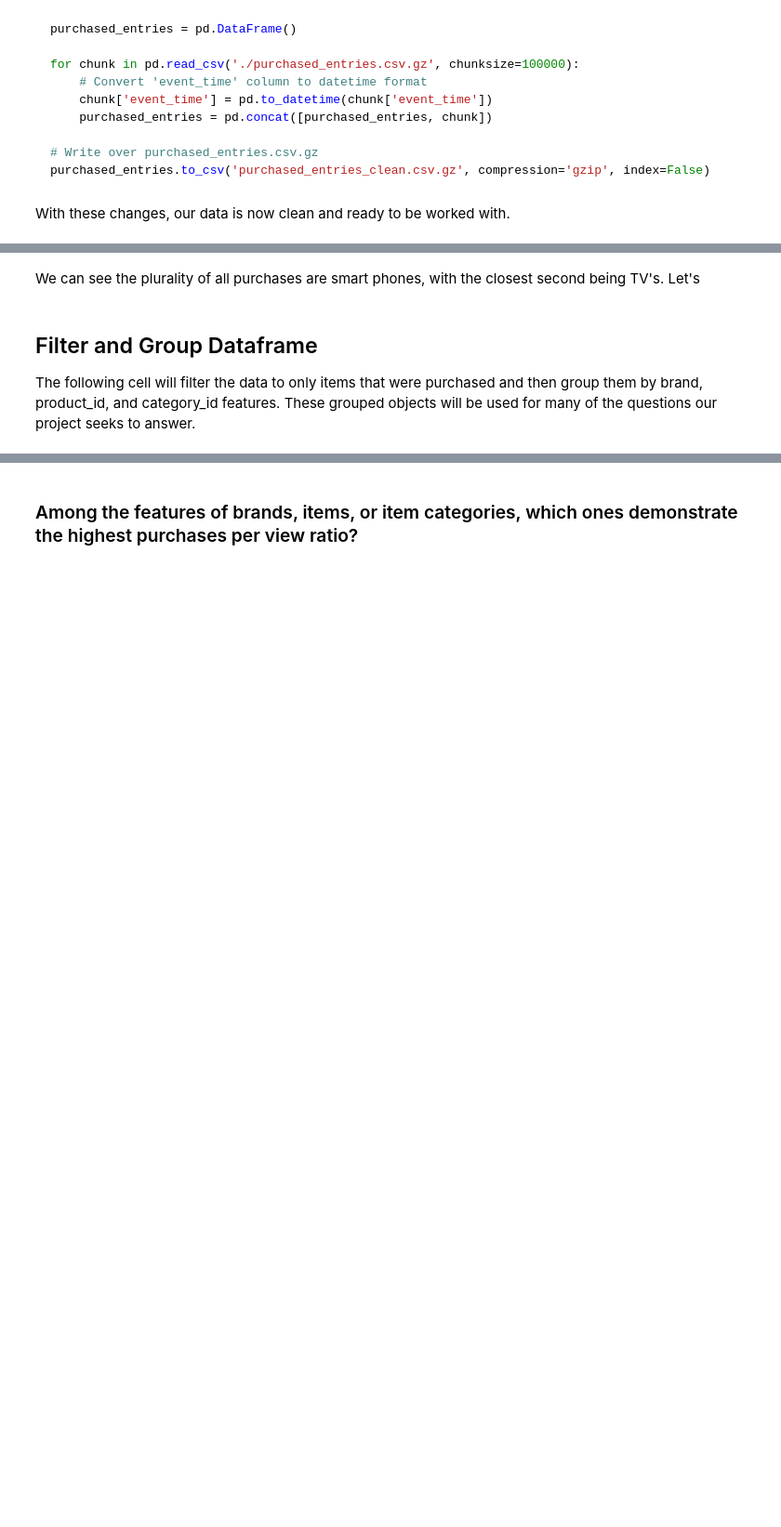
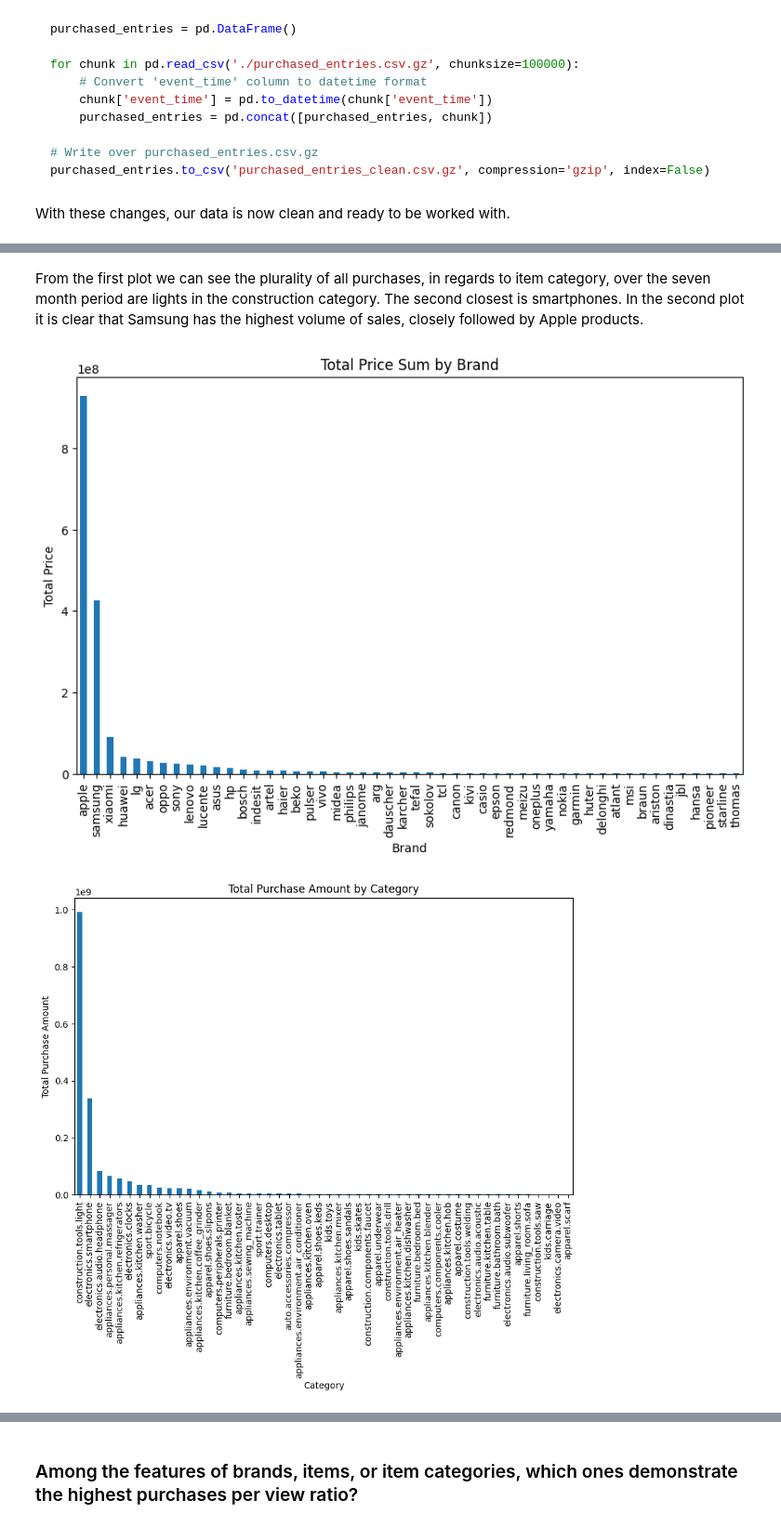
Before and after one commit to seel6470/CSPB-4502-Group-9-Project, a Jupyter notebook: Project Code.ipynb, the cells around one changed output, grey strips where cells are left out. Shown: that part at 93% size. Cells and saved outputs as stored; diff of their text form; code cells hidden in the pictures; blank space fills up the shorter version.

```diff
--- a/Project Code.ipynb
+++ b/Project Code.ipynb
@@ -229,2 +252,2 @@ NameError: name 'df' is not defined
 # %% [markdown]
-We can see the plurality of all purchases are smart phones, with the closest second being TV's. Let's
+From the first plot we can see the plurality of all purchases, in regards to item category, over the seven month period are lights in the construction category. The second closest is smartphones. In the second plot it is clear that Samsung has the highest volume of sales, closely followed by Apple products.
@@ -257,18 +254,30 @@ print("Number of duplicate entries:", duplicate_count)
-# %% [markdown]
-## Filter and Group Dataframe
-
-The following cell will filter the data to only items that were purchased and then group them by brand, product_id, and category_id features. These grouped objects will be used for many of the questions our project seeks to answer.
 # %%
 import matplotlib.pyplot as plt
 
-# Step 1: Filter by 'event_type' equal to 'purchase'
-filtered_df = df[df['event_type'] == 'purchase']
+# Group by 'brand' and calculate the sum of 'price'
+brand_grouped = df.groupby('brand')['price'].sum().sort_values(ascending = False)
+most_profitable_brand = brand_grouped.head(50)
 
-# Step 2: Group by 'brand' and calculate the sum of 'price'
-brand_grouped = filtered_df.groupby('brand')['price']
+# Group by 'category_code' and calculate the sum of 'price'
+category_grouped = df.groupby('category_code')['price'].sum().sort_values(ascending = False)
+most_profitable_category = category_grouped.head(50)
 
-# Step 3: Group by 'product_id' and calculate the sum of 'price'
-product_grouped = filtered_df.groupby('product_id')['price']
+# Plot for most profitable brand
+plt.figure(figsize=(10, 6))
+most_profitable_brand.plot(kind='bar')
+plt.xlabel('Brand')
+plt.ylabel('Total Price')
+plt.title('Total Price Sum by Brand')
+plt.show()
 
-# Step 4: Group by 'category' and calculate the sum of 'price'
-category_grouped = filtered_df.groupby('category_id')['price']
+
+# Plot for most profitable category
+plt.figure(figsize=(10, 6))
+most_profitable_category.plot(kind='bar')
+plt.title('Total Purchase Amount by Category')
+plt.xlabel('Category')
+plt.ylabel('Total Purchase Amount')
+plt.show()
+# %% [output]
+[figure, added]
+[figure, added]
```
Also changed, not shown: parts of 18 cells of this notebook.
